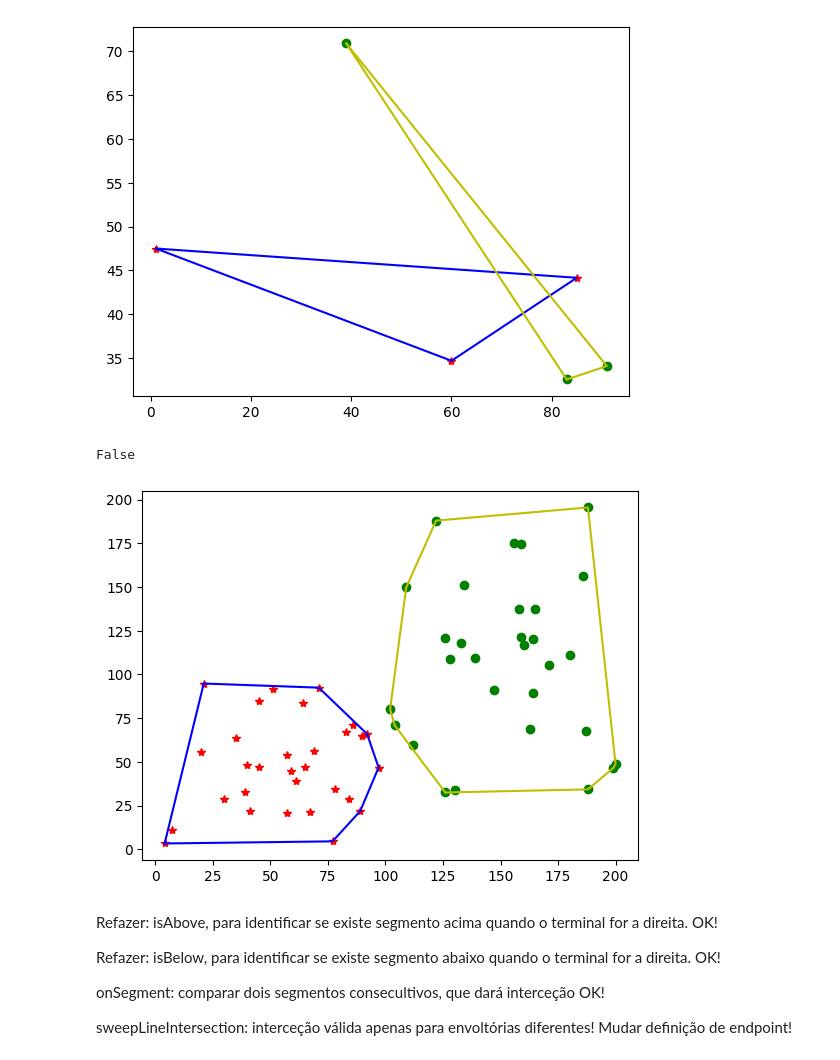
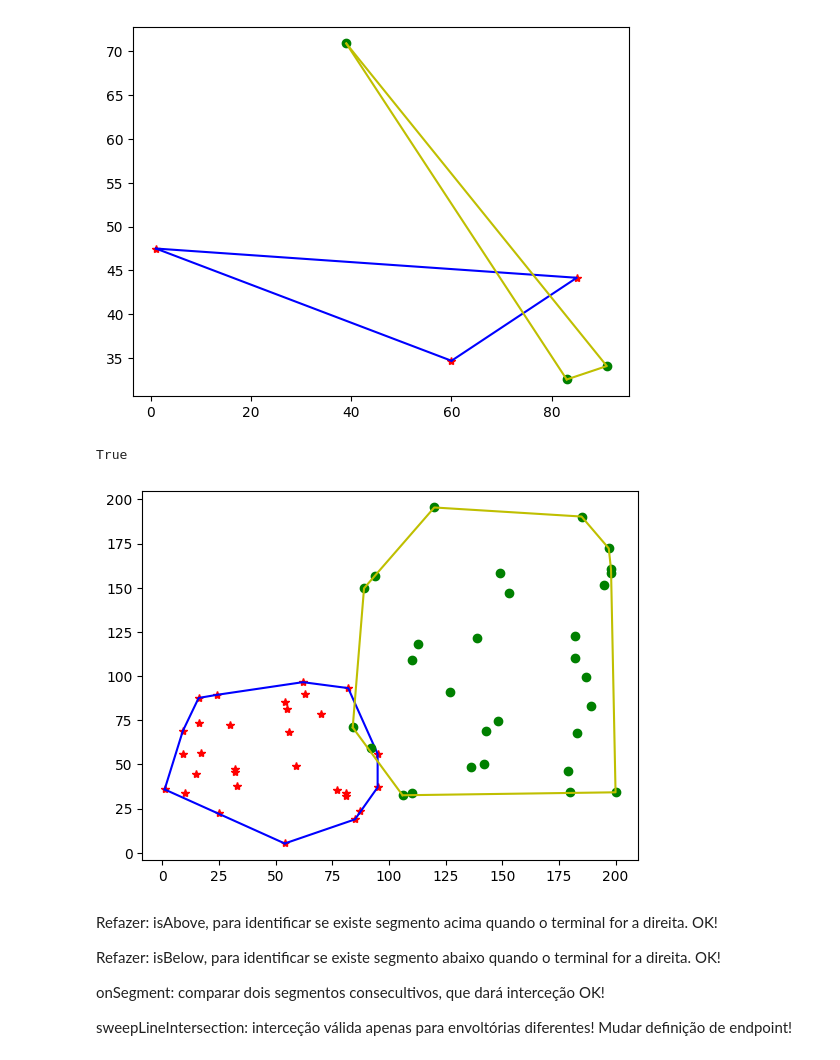
Before and after one commit to Gcastelo01/TP1_Alg2, a Jupyter notebook: TP1_Classificador.ipynb, the cells around one changed output. Drawn from its saved outputs; the diff is of its cells as text; code cells hidden in the pictures.

```diff
--- a/TP1_Classificador.ipynb
+++ b/TP1_Classificador.ipynb
@@ -387,13 +387,19 @@ plt.show()
 # %%
 def shortenSegment(pontoA:Dot, pontoB:Dot):
     # ax + b = y
-    a = (pontoB.y - pontoA.y)/(pontoB.x - pontoA.x)
-    b = pontoA.y - a*pontoA.x
+    if pontoA.x == pontoB.x:
+        lft = Dot(pontoA.x, (pontoA.y + 0.0001))
+        rgt = Dot(pontoB.x, (pontoB.y - 0.0001))
 
-    lft = Dot(pontoA.x + 0.0001, b + a*(pontoA.x + 0.0001))
-    rgt = Dot(pontoB.x - 0.0001, b + a*(pontoB.x - 0.0001))
+        return (lft, rgt)
+    else:
+        a = (pontoB.y - pontoA.y)/(pontoB.x - pontoA.x)
+        b = pontoA.y - a*pontoA.x
 
-    return (lft, rgt)
+        lft = Dot(pontoA.x + 0.0001, b + a*(pontoA.x + 0.0001))
+        rgt = Dot(pontoB.x - 0.0001, b + a*(pontoB.x - 0.0001))
+
+        return (lft, rgt)
 
 
 def preProcessConvexHull(EnvoltoriaA, EnvoltoriaB):
@@ -469,20 +475,20 @@ def preProcessConvexHull(EnvoltoriaA, EnvoltoriaB):
     return (endpoitsList, segmentsList)
 # %%
 nPoints = 30
-(pontosA, EnvoltoriaA) = EnvoltoriaAleatoria(2, numDots=nPoints)
-(pontosB, EnvoltoriaB) = EnvoltoriaAleatoria(15, nPoints, 100, 200, 30, 200)
+(pontosA, EnvoltoriaA) = EnvoltoriaAleatoria(13, numDots=nPoints)
+(pontosB, EnvoltoriaB) = EnvoltoriaAleatoria(15, nPoints, 80, 200, 30, 200)
 
 fig, ax = plt.subplots()
 
 plotEnvoltoria(ax, pontosA, EnvoltoriaA)
 plotEnvoltoria(ax, pontosB, EnvoltoriaB, dotType='go', envType='y-')
 
 e, s = preProcessConvexHull(EnvoltoriaA= EnvoltoriaA, EnvoltoriaB= EnvoltoriaB)
 print(sweepLineIntersection(e, s))
 plt.show()
 # %% [output]
-False
+True
-[figure, old version]
+[figure, new version]
 # %%
 import bintrees
 
```
